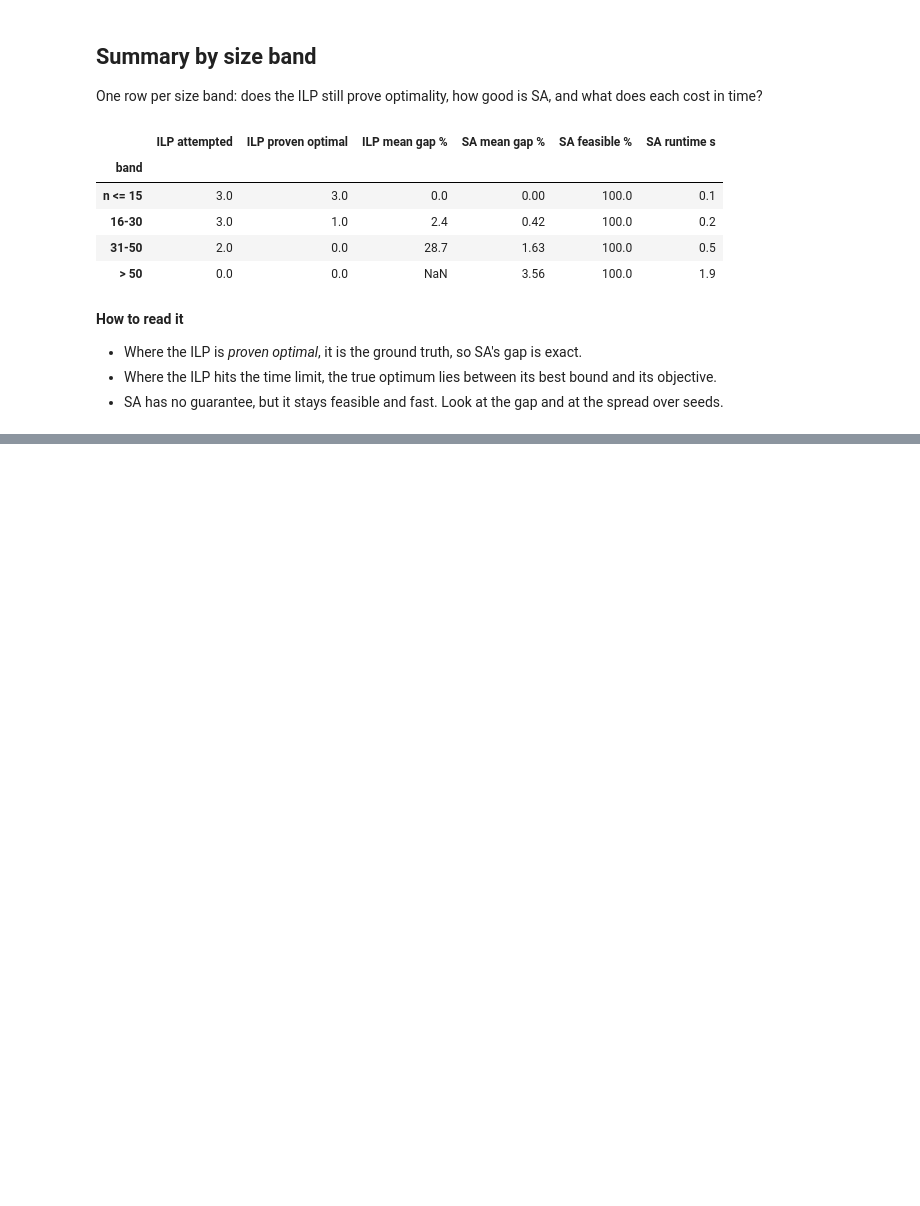
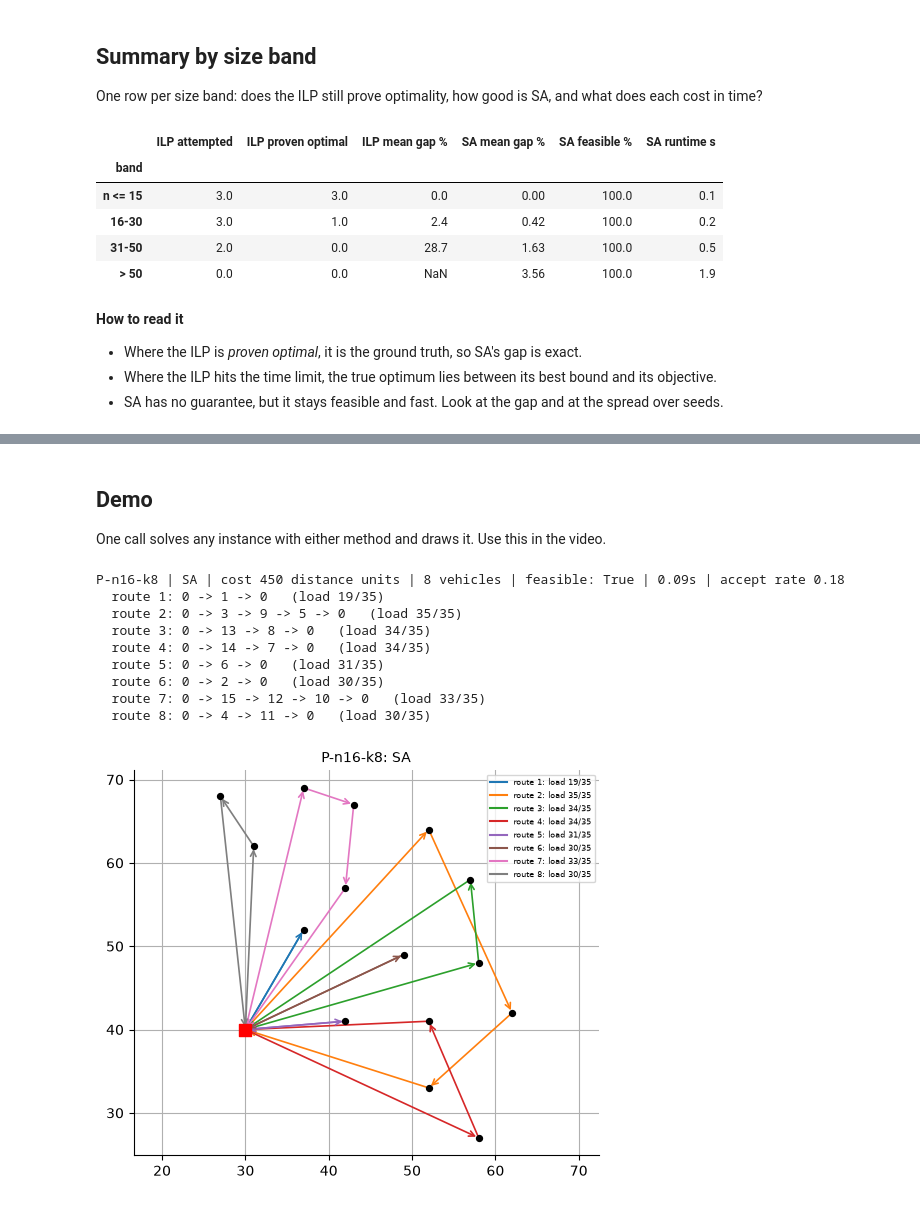
Before and after one commit to Ishara-Mee/IT-5082-OM-Assignment, a Jupyter notebook: IT-5082-OM- CVRP Optimization.ipynb, the cells around one changed output, grey strips where cells are left out. Saved outputs shown, nothing was run; the diff lists cells and outputs as text; code cells hidden in the pictures; blank space fills up the shorter version.

Commit message:
implement real world case and demo

```diff
--- a/IT-5082-OM- CVRP Optimization.ipynb
+++ b/IT-5082-OM- CVRP Optimization.ipynb
@@ -1100,0 +1169,36 @@ summary
+# %% [markdown]
+## Demo
+One call solves any instance with either method and draws it. Use this in the video.
+# %%
+def solve_and_report(name, method="SA", seed=0, time_limit=None):
+    """Solve one instance with 'SA' or 'ILP', check the answer, print the routes and draw them."""
+    inst = by_name[name]
+    if method == "ILP":
+        r = solve_exact(inst, time_limit)
+        routes, extra = r["routes"], f"{r['status']}, gap {r['gap_%']}%"
+    else:
+        r = run_sa(inst, sa_budget(inst), seed=seed, **SA_PARAMS)
+        routes, extra = r["routes"], f"accept rate {r['accept_rate']:.2f}"
+    chk = check_solution(routes, inst)
+    print(f"{name} | {method} | cost {chk['cost']:.0f} {inst['cost_unit']} | {chk['vehicles']} vehicles | "
+          f"feasible: {chk['feasible']} | {r['runtime_s']:.2f}s | {extra}")
+    for k, route in enumerate(routes, 1):
+        load = sum(inst["demand"][c] for c in route)
+        print(f"  route {k}: 0 -> " + " -> ".join(map(str, route)) + f" -> 0   (load {load}/{inst['capacity']})")
+    plt.figure(figsize=(6, 5))
+    plot_routes(routes, inst, title=f"{name}: {method}")
+    plt.show()
+
+
+solve_and_report(SMOKE["name"], "SA")
+# %% [output]
+P-n16-k8 | SA | cost 450 distance units | 8 vehicles | feasible: True | 0.09s | accept rate 0.18
+  route 1: 0 -> 1 -> 0   (load 19/35)
+  route 2: 0 -> 3 -> 9 -> 5 -> 0   (load 35/35)
+  route 3: 0 -> 13 -> 8 -> 0   (load 34/35)
+  route 4: 0 -> 14 -> 7 -> 0   (load 34/35)
+  route 5: 0 -> 6 -> 0   (load 31/35)
+  route 6: 0 -> 2 -> 0   (load 30/35)
+  route 7: 0 -> 15 -> 12 -> 10 -> 0   (load 33/35)
+  route 8: 0 -> 4 -> 11 -> 0   (load 30/35)
+[figure, added]
```
Also changed, not shown: parts of 4 cells of this notebook.
